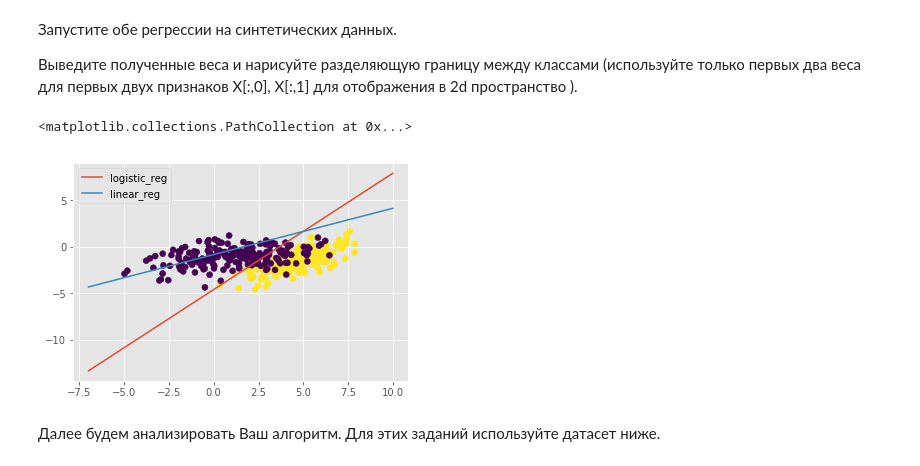
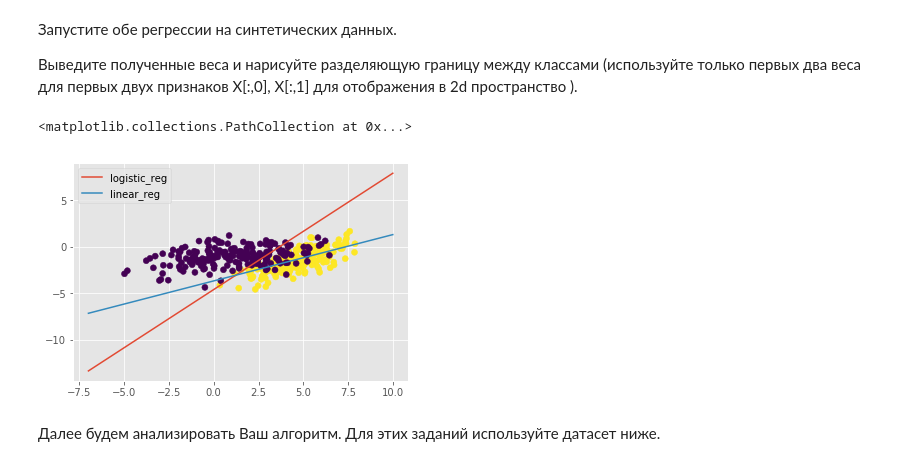
Before and after one commit to ValentineShilov/technosphere-algorithms, a Jupyter notebook: 02/Shilov-hw2.ipynb, the cells around one changed output. Cells and saved outputs as stored; diff of their text form; code cells hidden in the pictures.

```diff
--- a/02/Shilov-hw2.ipynb
+++ b/02/Shilov-hw2.ipynb
@@ -429,30 +429,31 @@ def plot_decision_boundary(clf, lbl=None):
 # %%
 
 np.random.seed(0)
 
 C1 = np.array([[0., -0.8], [1.5, 0.8]])
 C2 = np.array([[1., -0.7], [2., 0.7]])
 gauss1 = np.dot(np.random.randn(200, 2) + np.array([5, 3]), C1)
 gauss2 = np.dot(np.random.randn(200, 2) + np.array([1.5, 0]), C2)
 
 X = np.vstack([gauss1, gauss2])
 y = np.r_[np.ones(200), np.zeros(200)]
-
+#linear need classes 1 and -1
+y_l = np.r_[np.ones(200), -np.ones(200)]
 # plot_decision_boundary(your_model)
 
 myclf2 = MySGDClassifier(batch_generator, C=1000, model_type='log_reg')
 myclf2.fit(X, y)
 plot_decision_boundary(myclf2,'logistic_reg')
 
 myclf1 = MySGDClassifier(batch_generator, C=1000, model_type='lin_reg')
-myclf1.fit(X, y)
+myclf1.fit(X, y_l)
 plot_decision_boundary(myclf1, 'linear_reg')
 
 plt.legend()
 plt.scatter(X[:,0], X[:,1], c=y)
 # %% [output]
 <matplotlib.collections.PathCollection at 0x...>
-[figure, old version]
+[figure, new version]
 # %% [markdown]
 Далее будем анализировать Ваш алгоритм.
 Для этих заданий используйте датасет ниже.
```
